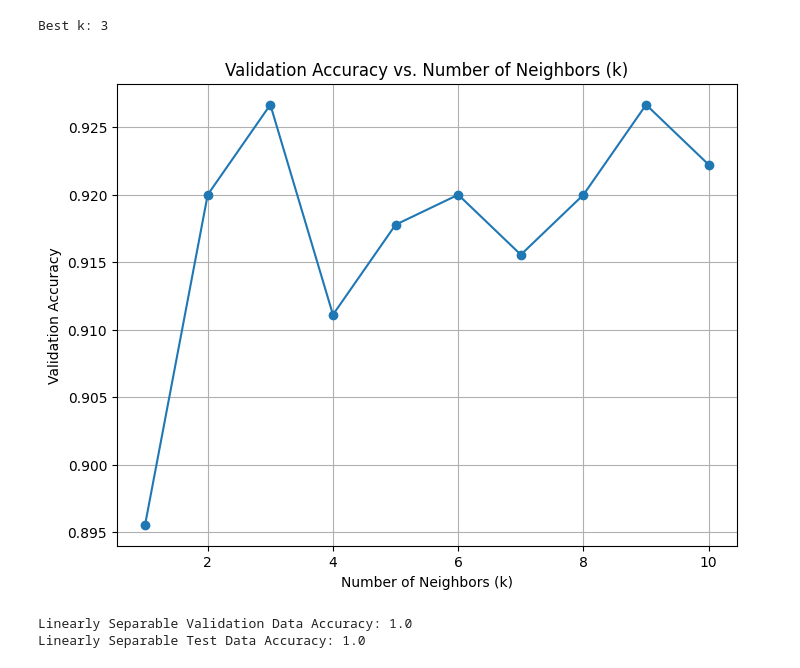
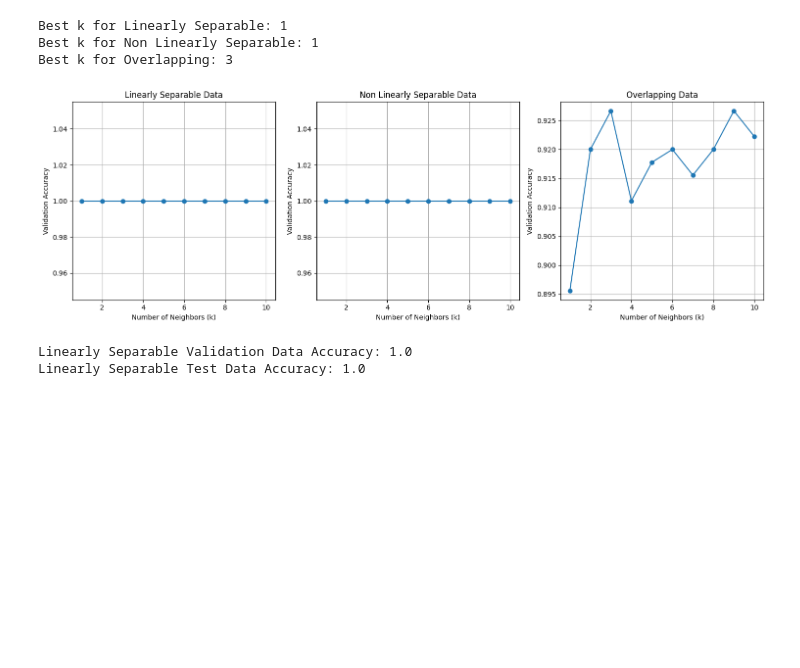
Before and after one commit to darthSoura/IML-Project-1, a Jupyter notebook: KNN.ipynb, the cells around one changed output. Drawn from its saved outputs; the diff is of its cells as text; code cells hidden in the pictures; blank space fills up the shorter version.

```diff
--- a/KNN.ipynb
+++ b/KNN.ipynb
@@ -9,13 +9,13 @@ import numpy as np
 import matplotlib.pyplot as plt
 import seaborn as sns
 # %%
-linear_train_df = pd.read_csv('combined_data/linear_train_data.csv')
-linear_val_df = pd.read_csv('combined_data/linear_val_data.csv')
-linear_test_df = pd.read_csv('combined_data/linear_test_data.csv')
-non_linear_train_df = pd.read_csv('combined_data//non_linear_train_data.csv')
-non_linear_val_df = pd.read_csv('combined_data//non_linear_val_data.csv')
-non_linear_test_df = pd.read_csv('combined_data//non_linear_test_data.csv')
-overlapping_train_df = pd.read_csv('combined_data/overlapping_train_data.csv')
-overlapping_val_df = pd.read_csv('combined_data/overlapping_val_data.csv')
-overlapping_test_df = pd.read_csv('combined_data/overlapping_test_data.csv')
+linear_train_df = pd.read_csv('combined_data\linear_train_data.csv')
+linear_val_df = pd.read_csv('combined_data\linear_val_data.csv')
+linear_test_df = pd.read_csv('combined_data\linear_test_data.csv')
+non_linear_train_df = pd.read_csv('combined_data\\non_linear_train_data.csv')
+non_linear_val_df = pd.read_csv('combined_data\\non_linear_val_data.csv')
+non_linear_test_df = pd.read_csv('combined_data\\non_linear_test_data.csv')
+overlapping_train_df = pd.read_csv('combined_data\overlapping_train_data.csv')
+overlapping_val_df = pd.read_csv('combined_data\overlapping_val_data.csv')
+overlapping_test_df = pd.read_csv('combined_data\overlapping_test_data.csv')
 # %%
@@ -88,10 +79,20 @@ overlapping_train_labels = overlapping_train_df['Label']
 
 overlapping_val_data = overlapping_val_df[['X', 'Y']]
 overlapping_val_labels = overlapping_val_df['Label']
-overlapping_k = find_best_k(overlapping_train_data,overlapping_train_labels,overlapping_val_data,overlapping_val_labels)
-# %% [output]
-Best k: 3
-[figure, removed]
+# %%
+best_ks = find_best_k([(linear_train_data,linear_train_labels,linear_val_data,linear_val_labels, 'Linearly Separable'),
+                        (non_linear_train_data,non_linear_train_labels,non_linear_val_data,non_linear_val_labels, 'Non Linearly Separable'),
+                        (overlapping_train_data,overlapping_train_labels,overlapping_val_data,overlapping_val_labels, 'Overlapping')
+                       ])
+
+linear_k = best_ks[0]
+non_linear_k = best_ks[1]
+overlapping_k = best_ks[2]
+# %% [output]
+Best k for Linearly Separable: 1
+Best k for Non Linearly Separable: 1
+Best k for Overlapping: 3
+[figure, added]
 # %%
 
 def knn_classification(train_data, train_labels, validation_data, validation_labels, test_data, test_labels,k):
```
Also changed, not shown: parts of 6 cells of this notebook, 1 other file.
